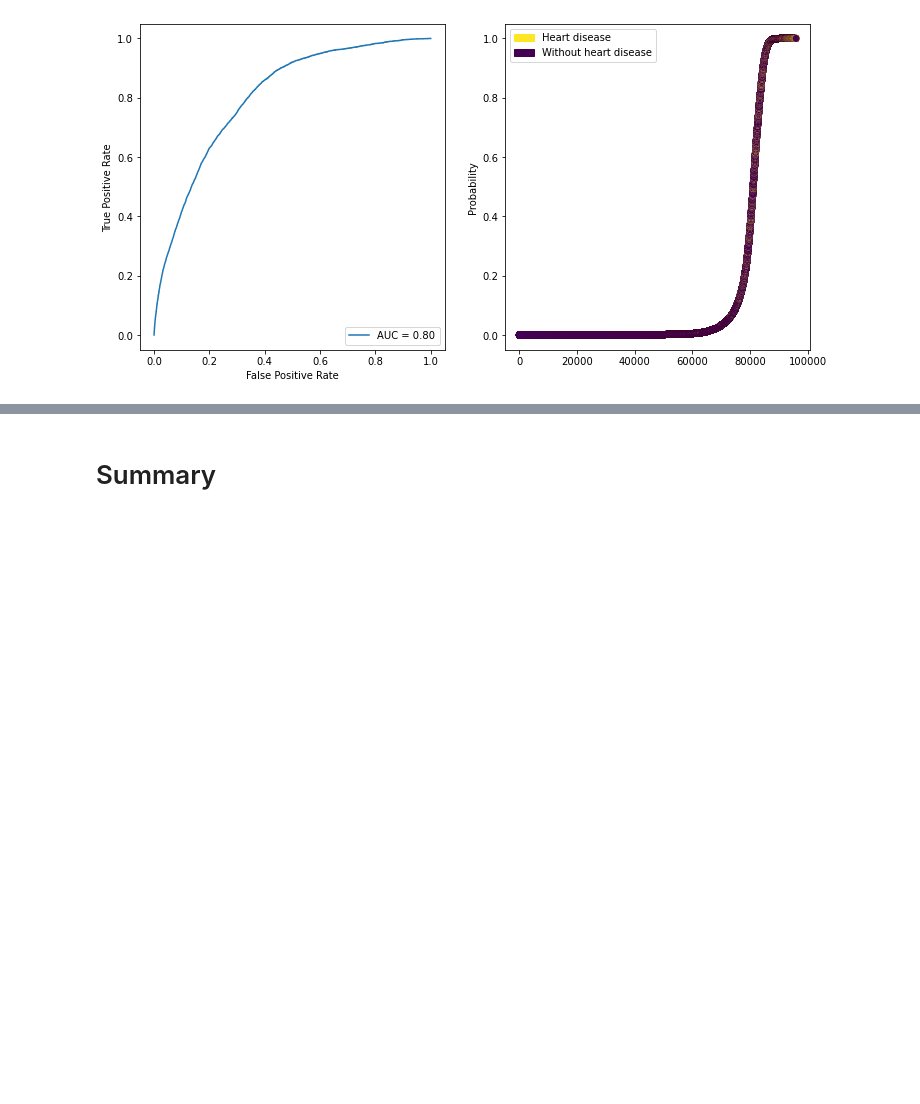
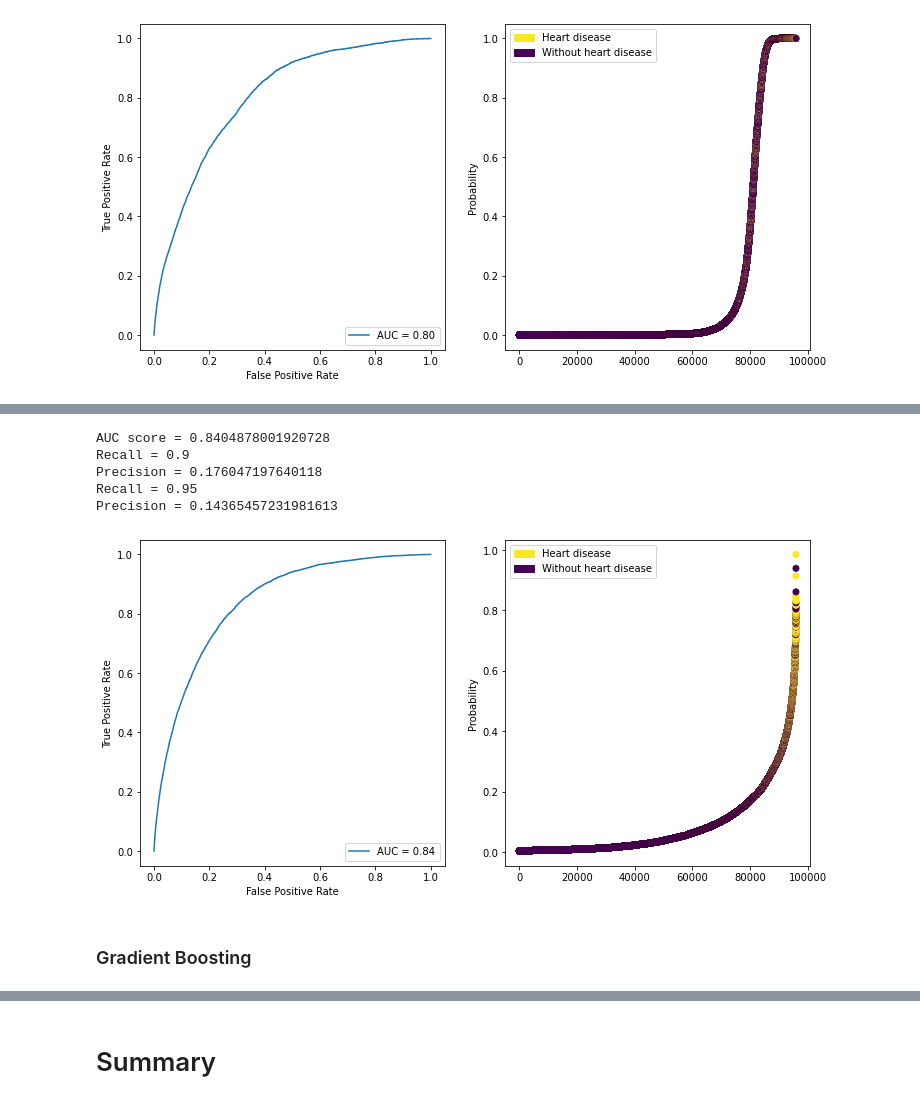
Before and after one commit to danhngan/Heart_disease, a Jupyter notebook: main.ipynb, the cells around one changed output, grey strips where cells are left out. Saved outputs shown, nothing was run; the diff lists cells and outputs as text; code cells hidden in the pictures; blank space fills up the shorter version.

```diff
--- a/main.ipynb
+++ b/main.ipynb
@@ -290,7 +273,6 @@ Precision = 0.14909733930994779
 [figure]
 # %%
-auc_score, target_thres, precision = evaluate(model, X_test, y_test)
-models['forest'] = model
+auc_score, target_thres, precision = evaluate(models['forest'], X_test, y_test)
 auc_scores['forest'] = auc_score
 precisions['forest'] = precision
 # %% [output]
@@ -317,10 +298,9 @@ Recall = 0.95
 Precision = 0.13202723862932886
 [figure]
 # %%
-auc_score, target_thres, precision = evaluate(model, X_test, y_test)
-models['tree'] = model
-auc_scores['tree'] = auc_score
-precisions['tree'] = precision
+auc_score, target_thres, precision = evaluate(models['NB'], X_test, y_test)
+auc_scores['NB'] = auc_score
+precisions['NB'] = precision
 # %% [output]
 AUC score = 0.804077457843594
 Recall = 0.9
@@ -330,0 +328,13 @@ Precision = 0.1296851327317041
+# %%
+auc_score, target_thres, precision = evaluate(models['Ada'], X_test, y_test)
+auc_scores['Ada'] = auc_score
+precisions['Ada'] = precision
+# %% [output]
+AUC score = 0.8404878001920728
+Recall = 0.9
+Precision = 0.176047197640118
+Recall = 0.95
+Precision = 0.14365457231981613
+[figure, added]
+# %% [markdown]
+### Gradient Boosting
```
Also changed, not shown: parts of 39 cells of this notebook.
